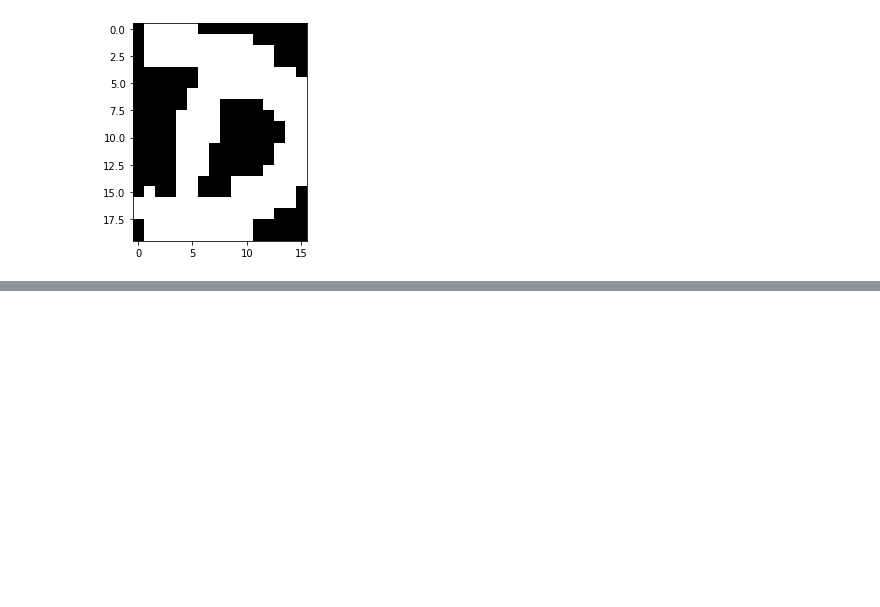
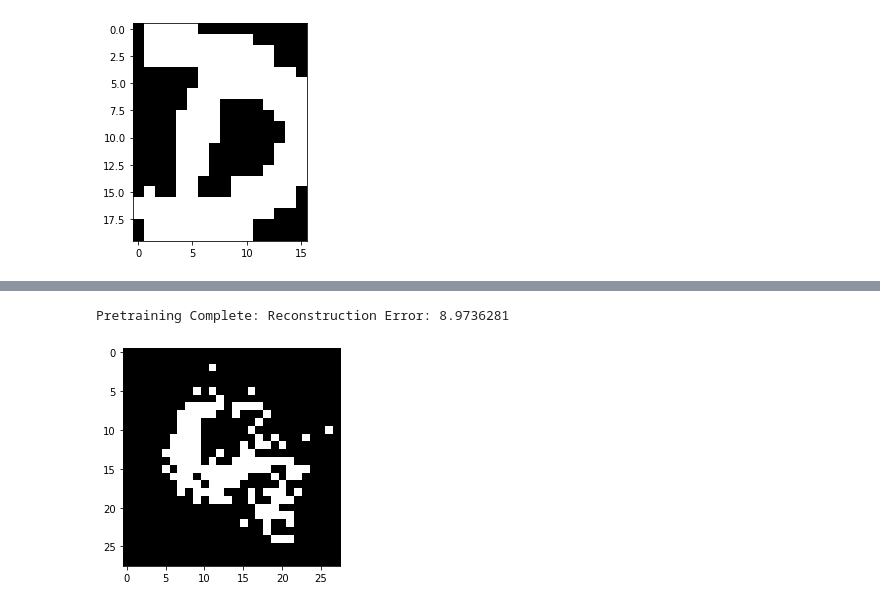
Before and after one commit to Matthieu-LORMEAU/rbm-project, a Jupyter notebook: Test DNN alpha_digits.ipynb, the cells around one changed output, grey strips where cells are left out. Saved outputs shown, nothing was run; the diff lists cells and outputs as text; code cells hidden in the pictures; blank space fills up the shorter version.

```diff
--- a/Test DNN alpha_digits.ipynb
+++ b/Test DNN alpha_digits.ipynb
@@ -62,0 +120,11 @@ l.__dict__
+# %%
+dnn = DNN(784, [512, 128], 10)
+indices = np.random.permutation(6000)
+dnn.pretrain(img[indices], 128, num_epochs=5, lr=0.1)
+# %% [output]
+Pretraining Complete: Reconstruction Error: 8.9736281
+# %%
+plt.imshow(dnn.generate_image_DBN(1,10, reshape=(28, 28))[0], cmap='gray')
+plt.show()
+# %% [output]
+[figure, added]
```
Also changed, not shown: parts of 19 cells of this notebook, 4 other files.
